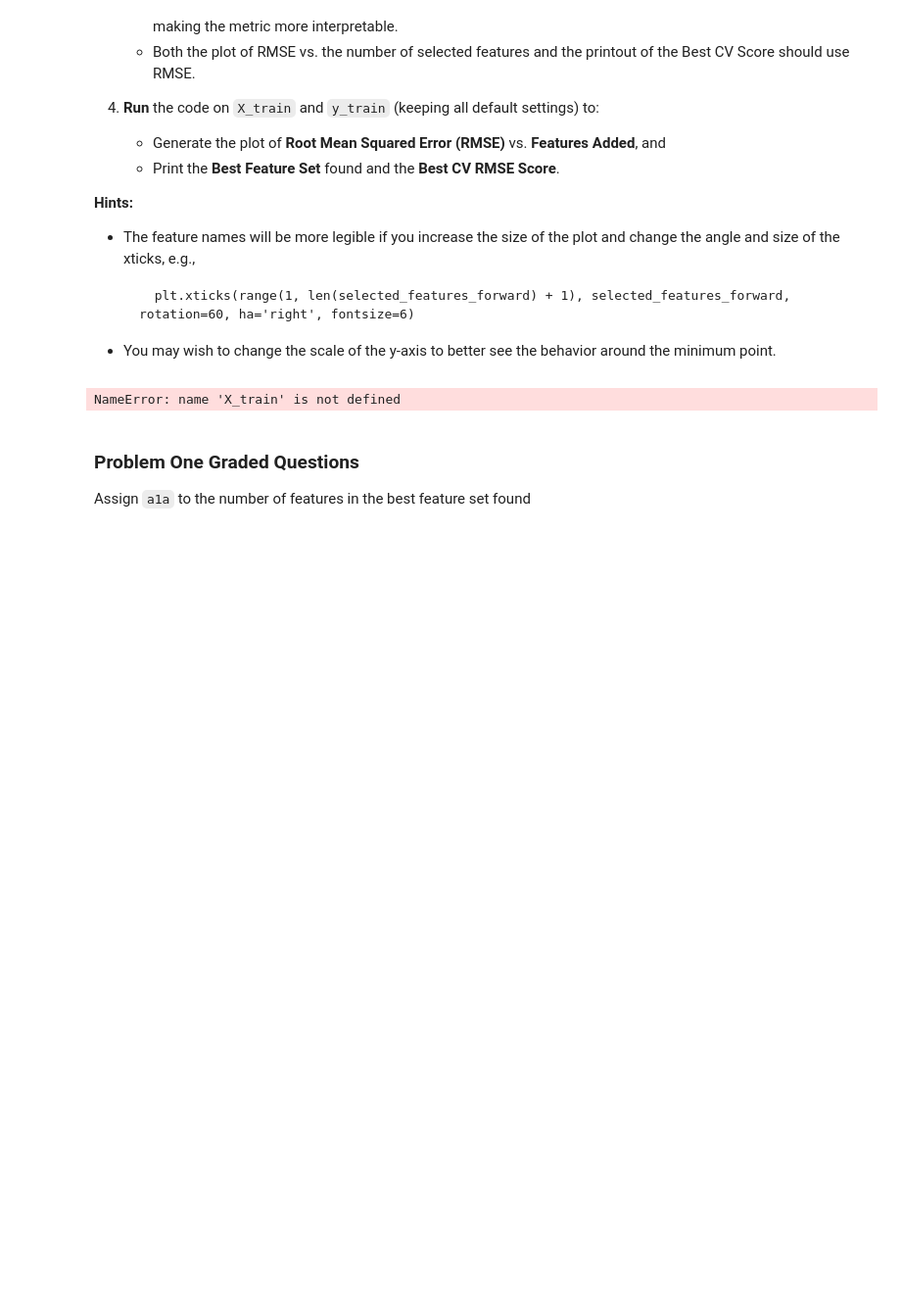
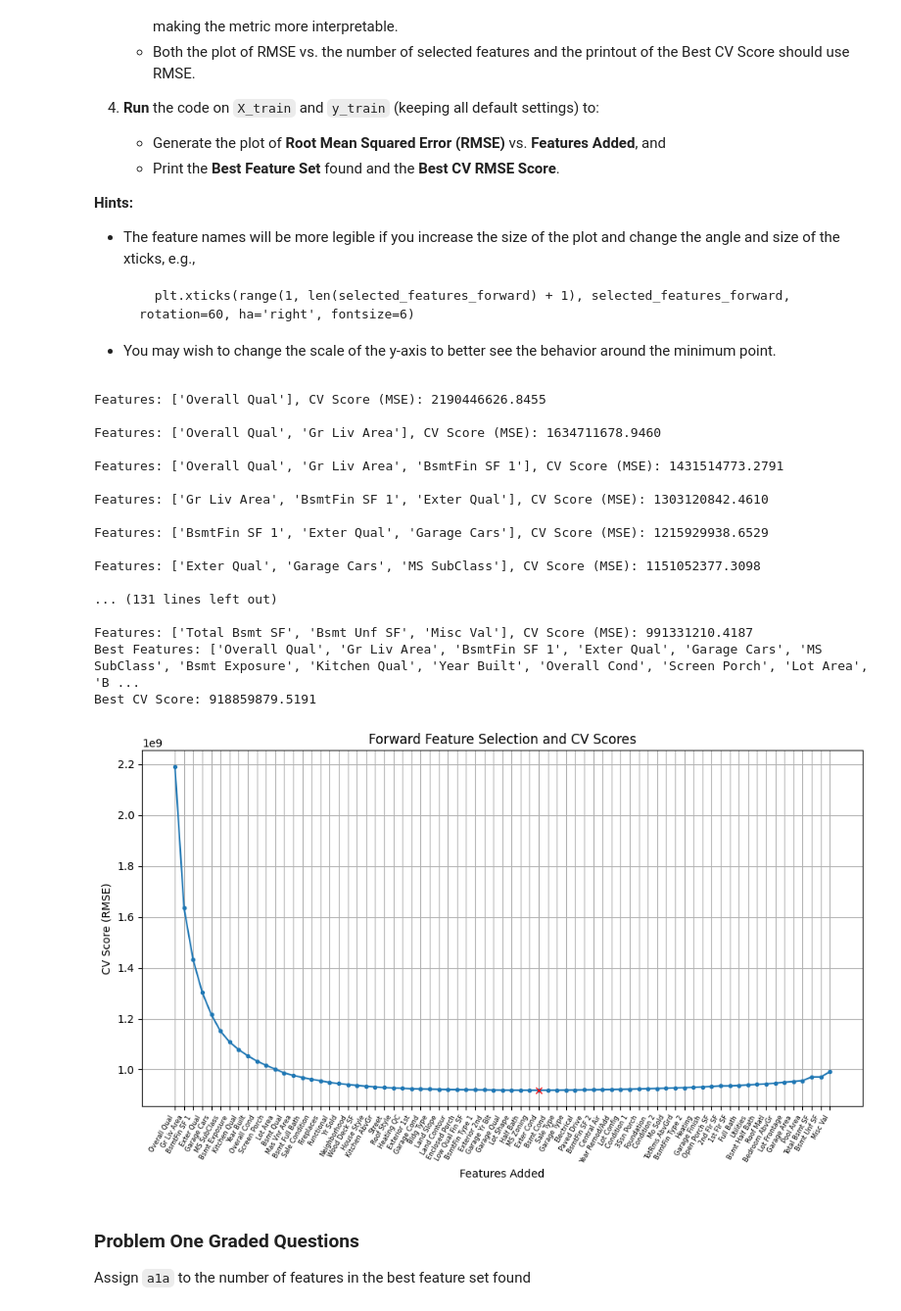
Before and after one commit to jydeleon/JazminRepo-603, a Jupyter notebook: Module-3-Assignments-main/Homework_05.ipynb, the cells around one changed output. Shown: that part at 98% size. Cells and saved outputs as stored; diff of their text form; code cells hidden in the pictures; blank space fills up the shorter version.

```diff
--- a/Module-3-Assignments-main/Homework_05.ipynb
+++ b/Module-3-Assignments-main/Homework_05.ipynb
@@ -60,7 +60,7 @@ Alternatively, you can manually download the zip file from the provided URL, ext
 #    print(f"Error downloading the file: {e}")
 
 # Load the datasets
-X_train = pd.read_csv("ames_dataset/X_train.csv")
+X_train = pd.read_csv("ames_data/X_train.csv")
 X_test = pd.read_csv("ames_data/X_test.csv")
 y_train = pd.read_csv("ames_data/y_train.csv").squeeze("columns")          # converted to a Series
 y_test = pd.read_csv("ames_data/y_test.csv").squeeze("columns")
@@ -167,13 +167,10 @@ def forward_feature_selection(X, y, model,
 X = X_train
 y = y_train
 
-
 model = LinearRegression()
 
 selected_features, best_scores, best_forward_features, best_score =    (
             forward_feature_selection(X, y, model, verbose=True) )
-
-
 
 # Print the best subset and score
 print(f"Best Features: {best_forward_features}")
@@ -182,36 +179,52 @@ print(f"Best CV Score: {best_score:.4f}")
 # Testing
 
 # Filter X_train and X_test to include only the selected features
 X_train_best = X_train[best_forward_features]
 X_test_best = X_test[best_forward_features]
 
 # Run the test set through the model
 model = LinearRegression()
 model.fit(X_train_best, y_train)
 
 y_pred = model.predict(X_test_best)
 
 test_mse = mean_squared_error(y_test, y_pred)
 
 test_rmse = np.sqrt(test_mse)
 
 # Plot the results
 
 index = np.argmax(np.array(selected_features) == best_forward_features[-1])
 
 plt.figure(figsize=(10, 6))
 plt.plot(range(1, len(best_scores) + 1), best_scores, marker='.')
 plt.plot([index+1],best_score,marker='x',color='red')
-plt.xticks(range(1, len(selected_features) + 1), selected_features, rotation=45, ha='right')
+plt.xticks(range(1, len(selected_features) + 1), selected_features, rotation=60, ha='right', fontsize=6)
 plt.title('Forward Feature Selection and CV Scores')
 plt.xlabel('Features Added')
 plt.ylabel('CV Score (RMSE)')
-plt.xticks(range(1, len(selected_features_forward) + 1), selected_features_forward, rotation=60, ha='right', fontsize=6)
 plt.grid()
 plt.tight_layout()
 plt.show()
 # %% [output]
-NameError: name 'X_train' is not defined
+Features: ['Overall Qual'], CV Score (MSE): 2190446626.8455
+
+Features: ['Overall Qual', 'Gr Liv Area'], CV Score (MSE): 1634711678.9460
+
+Features: ['Overall Qual', 'Gr Liv Area', 'BsmtFin SF 1'], CV Score (MSE): 1431514773.2791
+
+Features: ['Gr Liv Area', 'BsmtFin SF 1', 'Exter Qual'], CV Score (MSE): 1303120842.4610
+
+Features: ['BsmtFin SF 1', 'Exter Qual', 'Garage Cars'], CV Score (MSE): 1215929938.6529
+
+Features: ['Exter Qual', 'Garage Cars', 'MS SubClass'], CV Score (MSE): 1151052377.3098
+
+... (131 lines left out)
+
+Features: ['Total Bsmt SF', 'Bsmt Unf SF', 'Misc Val'], CV Score (MSE): 991331210.4187
+Best Features: ['Overall Qual', 'Gr Liv Area', 'BsmtFin SF 1', 'Exter Qual', 'Garage Cars', 'MS SubClass', 'Bsmt Exposure', 'Kitchen Qual', 'Year Built', 'Overall Cond', 'Screen Porch', 'Lot Area', 'B ...
+Best CV Score: 918859879.5191
+[figure, added]
 # %% [markdown]
 ### Problem One Graded Questions
 
```
Also changed, not shown: parts of 10 cells of this notebook.
